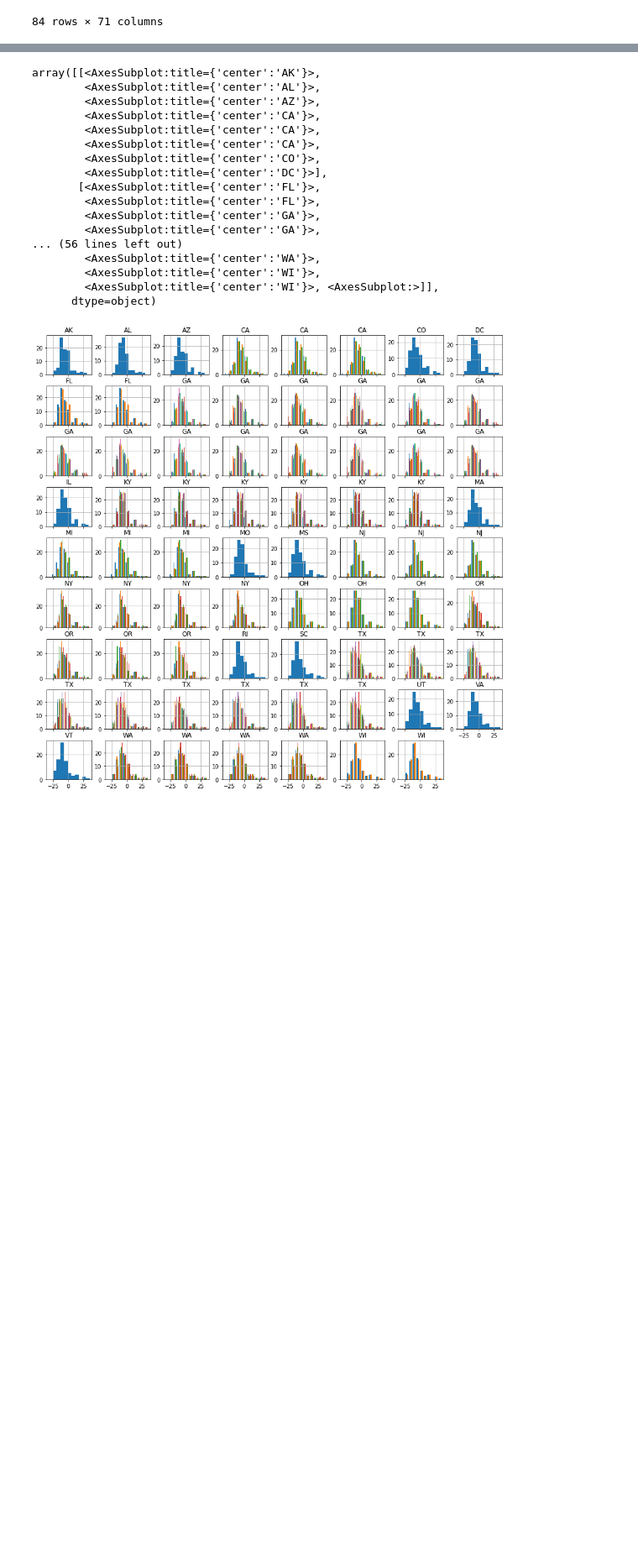
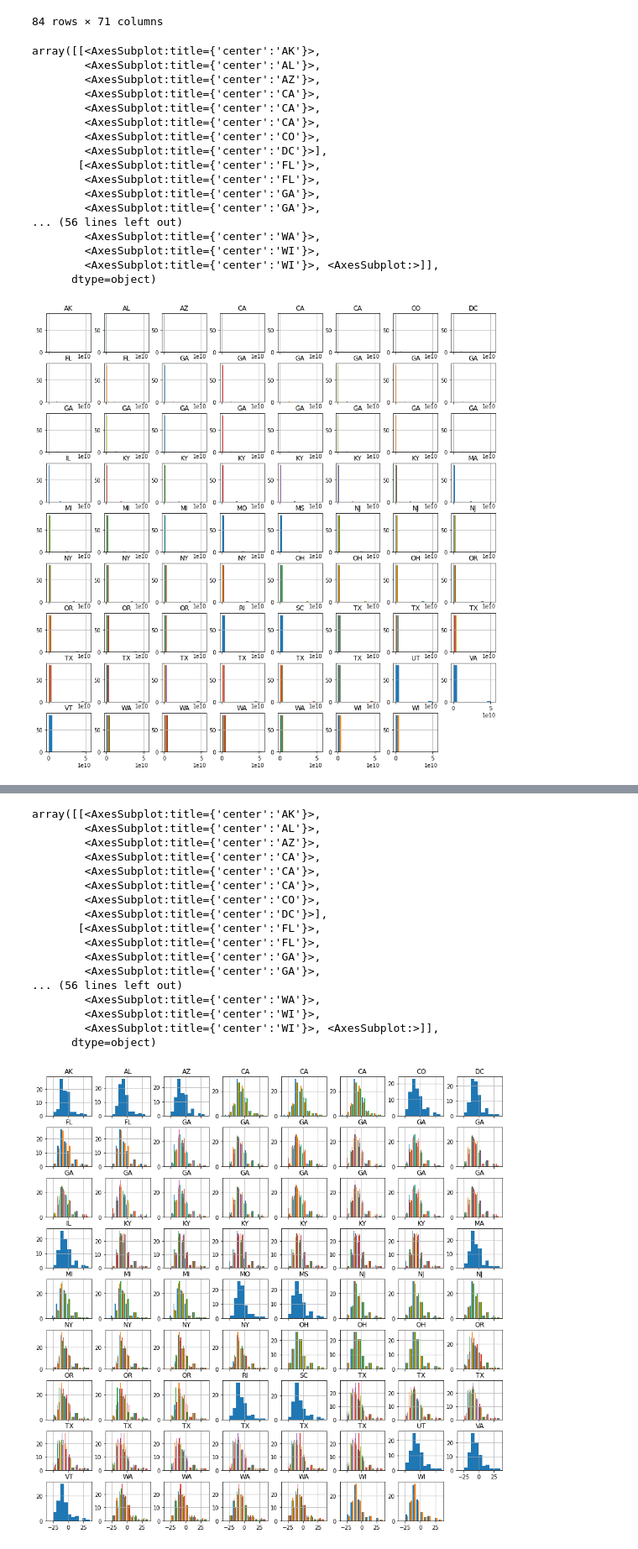
Before and after one commit to ProfOak7/Tutorials, a Jupyter notebook: EPA_Public_Data1.ipynb, the cells around one changed output, grey strips where cells are left out. Shown at 84% size. Drawn from its saved outputs; the diff is of its cells as text; code cells hidden in the pictures; blank space fills up the shorter version.

```diff
--- a/EPA_Public_Data1.ipynb
+++ b/EPA_Public_Data1.ipynb
@@ -367,6 +367,28 @@ dfd
 | Vinyl Chloride (µg/m3) | 1.164062e-04 | 4.921432e-04 | 3.769980e-05 | 3.230410e-04 | 2.923206e-04 | 2.786405e-03 | 5.433590e-04 | 3.535199e-04 | 2.048128e-04 | 5.373625e-03 | ... | ... |
 | Xylenes (Mixed Isomers) (µg/m3) | 2.273865e+00 | 1.157399e+00 | 1.555841e+00 | 2.675677e+00 | 1.408800e+00 | 2.238695e+00 | 7.125284e-01 | 2.209622e+00 | 7.621397e-01 | 1.372637e+00 | ... | ... |
 84 rows × 71 columns
+# %%
+#View the distribution of each column
+dfd.hist(figsize=(15,15), sharex = True)
+# %% [output]
+array([[<AxesSubplot:title={'center':'AK'}>,
+        <AxesSubplot:title={'center':'AL'}>,
+        <AxesSubplot:title={'center':'AZ'}>,
+        <AxesSubplot:title={'center':'CA'}>,
+        <AxesSubplot:title={'center':'CA'}>,
+        <AxesSubplot:title={'center':'CA'}>,
+        <AxesSubplot:title={'center':'CO'}>,
+        <AxesSubplot:title={'center':'DC'}>],
+       [<AxesSubplot:title={'center':'FL'}>,
+        <AxesSubplot:title={'center':'FL'}>,
+        <AxesSubplot:title={'center':'GA'}>,
+        <AxesSubplot:title={'center':'GA'}>,
+... (56 lines left out)
+        <AxesSubplot:title={'center':'WA'}>,
+        <AxesSubplot:title={'center':'WI'}>,
+        <AxesSubplot:title={'center':'WI'}>, <AxesSubplot:>]],
+      dtype=object)
+[figure, added]
 # %%
 #Use numpy to log2transform the data
 df_cooler = np.log2(dfd) #log2transforms the data
```
